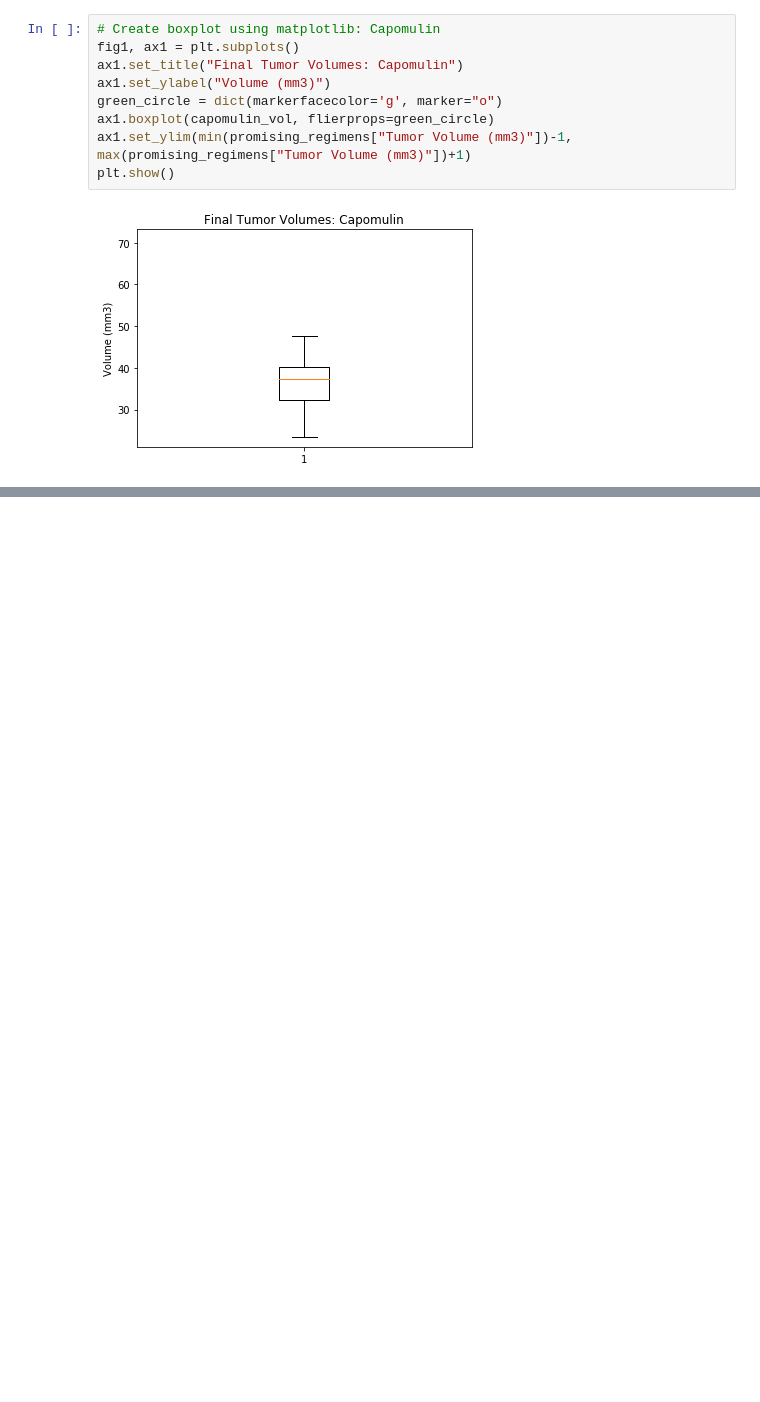
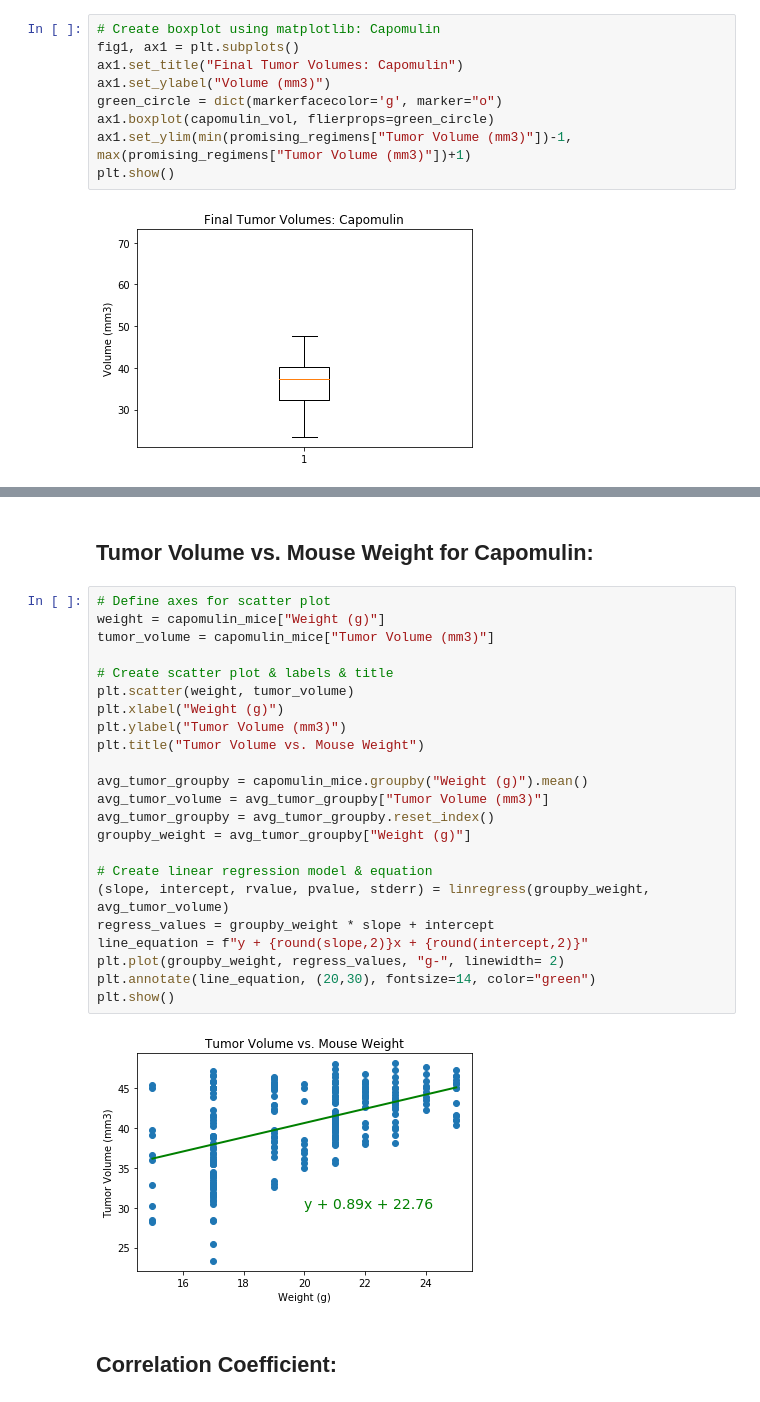
Before and after one commit to juliabrunett/matplotlib-challenge, a Jupyter notebook: Pymaceuticals/pymaceuticals.ipynb, the cells around one changed output, grey strips where cells are left out. Drawn from its saved outputs; the diff is of its cells as text; blank space fills up the shorter version.

Commit message:
Added linear regression model

```diff
--- a/Pymaceuticals/pymaceuticals.ipynb
+++ b/Pymaceuticals/pymaceuticals.ipynb
@@ -620,0 +607,29 @@ plt.show()
+# %% [markdown]
+## Tumor Volume vs. Mouse Weight for Capomulin:
+# %%
+# Define axes for scatter plot
+weight = capomulin_mice["Weight (g)"]
+tumor_volume = capomulin_mice["Tumor Volume (mm3)"]
+
+# Create scatter plot & labels & title
+plt.scatter(weight, tumor_volume)
+plt.xlabel("Weight (g)")
+plt.ylabel("Tumor Volume (mm3)")
+plt.title("Tumor Volume vs. Mouse Weight")
+
+avg_tumor_groupby = capomulin_mice.groupby("Weight (g)").mean()
+avg_tumor_volume = avg_tumor_groupby["Tumor Volume (mm3)"]
+avg_tumor_groupby = avg_tumor_groupby.reset_index()
+groupby_weight = avg_tumor_groupby["Weight (g)"]
+
+# Create linear regression model & equation
+(slope, intercept, rvalue, pvalue, stderr) = linregress(groupby_weight, avg_tumor_volume)
+regress_values = groupby_weight * slope + intercept
+line_equation = f"y + {round(slope,2)}x + {round(intercept,2)}"
+plt.plot(groupby_weight, regress_values, "g-", linewidth= 2)
+plt.annotate(line_equation, (20,30), fontsize=14, color="green")
+plt.show()
+# %% [output]
+[figure, added]
+# %% [markdown]
+## Correlation Coefficient:
```
Also changed, not shown: parts of 46 cells of this notebook.
